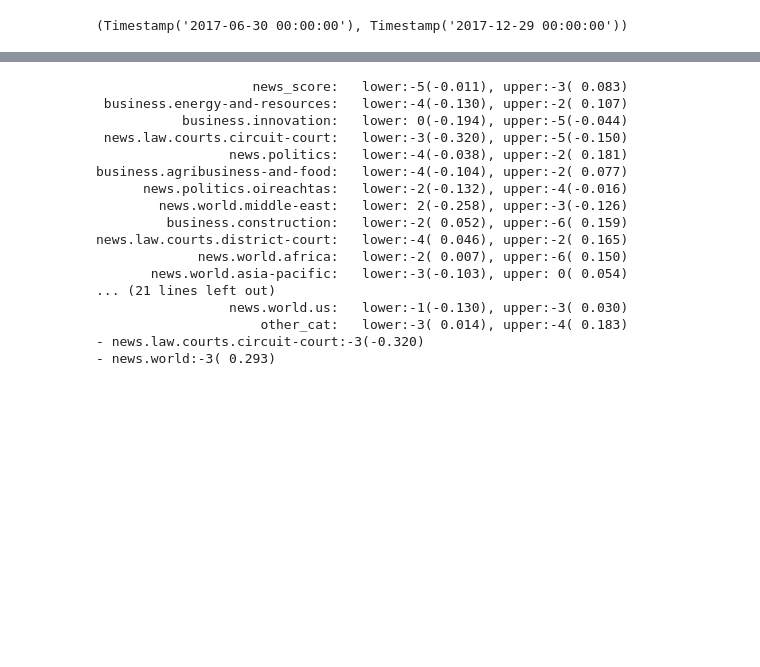
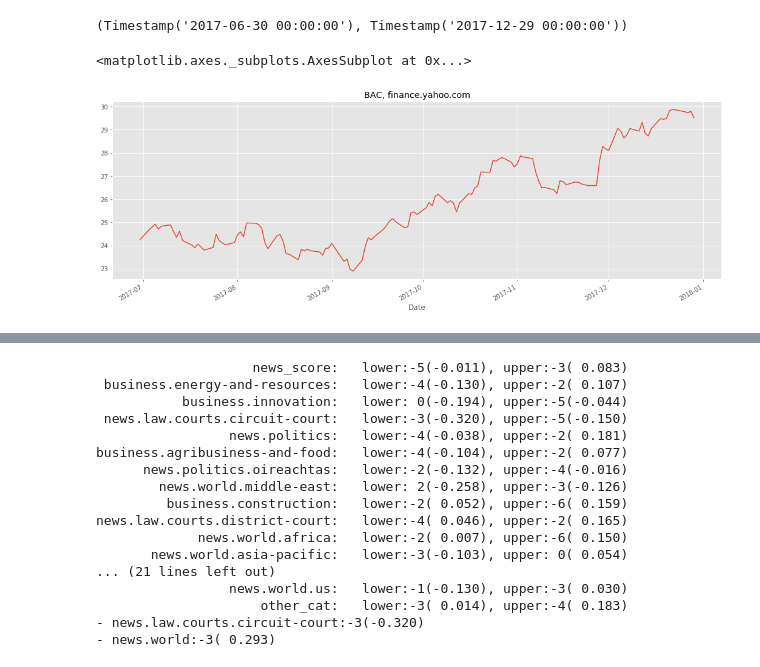
Before and after one commit to rtaubes/news-time-series, a Jupyter notebook: finance-yahoo-irish.ipynb, the cells around one changed output, grey strips where cells are left out. Cells and saved outputs as stored; diff of their text form; code cells hidden in the pictures; blank space fills up the shorter version.

```diff
--- a/finance-yahoo-irish.ipynb
+++ b/finance-yahoo-irish.ipynb
@@ -54,3 +44,8 @@ min_idx, max_idx
 df1_c = df1.loc[min_idx:max_idx]
 df2_c = df2.loc[min_idx:max_idx]
 df_news_c = df_news_score.loc[min_idx:max_idx]
+# %%
+df1_c.Close.plot(figsize=(18, 6), title='BAC, finance.yahoo.com')
+# %% [output]
+<matplotlib.axes._subplots.AxesSubplot at 0x...>
+[figure, added]
```
Also changed, not shown: parts of 7 cells of this notebook, 2 other files.
